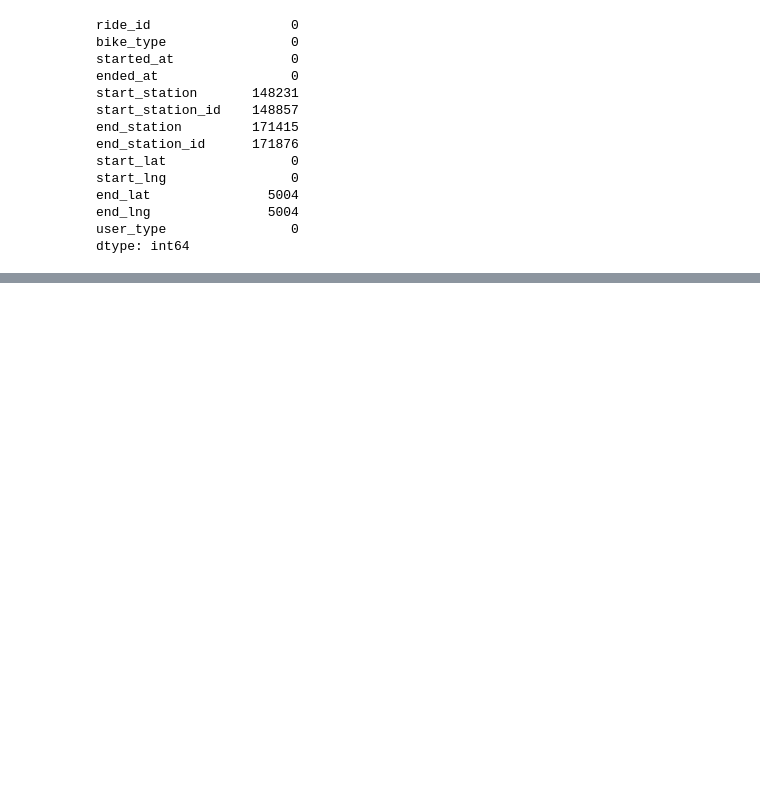
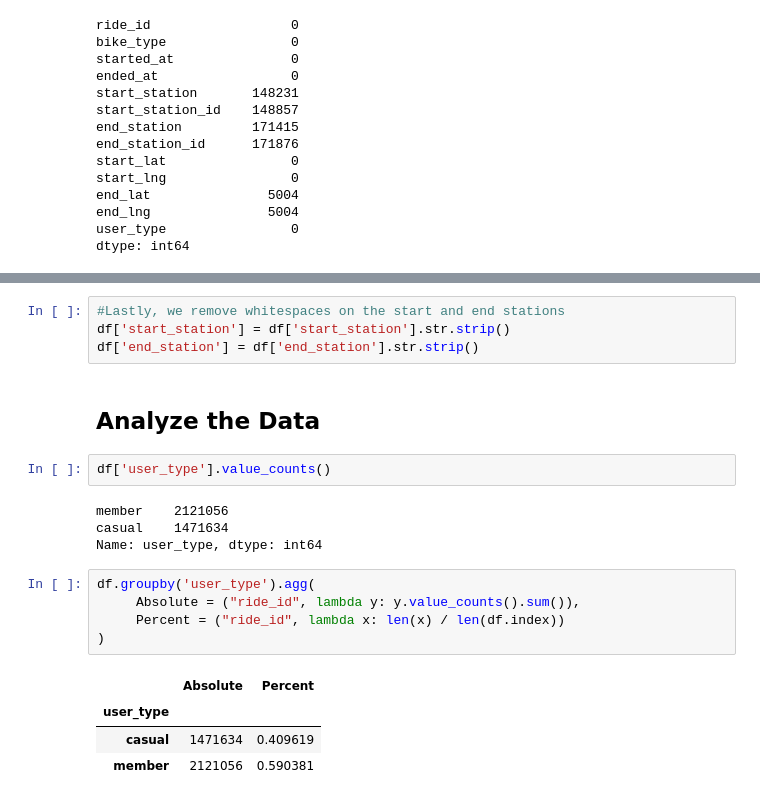
Before and after one commit to danielsaiger1/Data_Analytics, a Jupyter notebook: cyclistic-exploratory-data-analysis-python.ipynb, the cells around one changed output, grey strips where cells are left out. Drawn from its saved outputs; the diff is of its cells as text; blank space fills up the shorter version.

Commit message:
Kaggle Notebook | Cyclistic -  Exploratory Data Analysis (Python) | Version 4

```diff
--- a/cyclistic-exploratory-data-analysis-python.ipynb
+++ b/cyclistic-exploratory-data-analysis-python.ipynb
@@ -218,3 +198,25 @@ See the caveats in the documentation: https://pandas.pydata.org/pandas-docs/stab
 | 2 | C61526D06582BDC5 | electric_bike | 2020-11-01 00:34:05 | 2020-11-01 01:03:06 | Lake Shore Dr & Monroe St | 76.0 | Federal St & Polk St | ... |
 | 3 | E533E89C32080B9E | electric_bike | 2020-11-01 00:45:16 | 2020-11-01 00:54:31 | Leavitt St & Chicago Ave | 659.0 | Stave St & Armitage Ave | ... |
 | 4 | 1C9F4EF18C168C60 | electric_bike | 2020-11-01 15:43:25 | 2020-11-01 16:16:52 | Buckingham Fountain | 2.0 | Buckingham Fountain | ... |
+# %%
+#Lastly, we remove whitespaces on the start and end stations
+df['start_station'] = df['start_station'].str.strip()
+df['end_station'] = df['end_station'].str.strip()
+# %% [markdown]
+## Analyze the Data
+# %%
+df['user_type'].value_counts()
+# %% [output]
+member    2121056
+casual    1471634
+Name: user_type, dtype: int64
+# %%
+df.groupby('user_type').agg(
+     Absolute = ("ride_id", lambda y: y.value_counts().sum()),
+     Percent = ("ride_id", lambda x: len(x) / len(df.index))
+)
+# %% [output]
+|  | Absolute | Percent |
+| user_type |  |  |
+| casual | 1471634 | 0.409619 |
+| member | 2121056 | 0.590381 |
```
Also changed, not shown: parts of 2 cells of this notebook.
